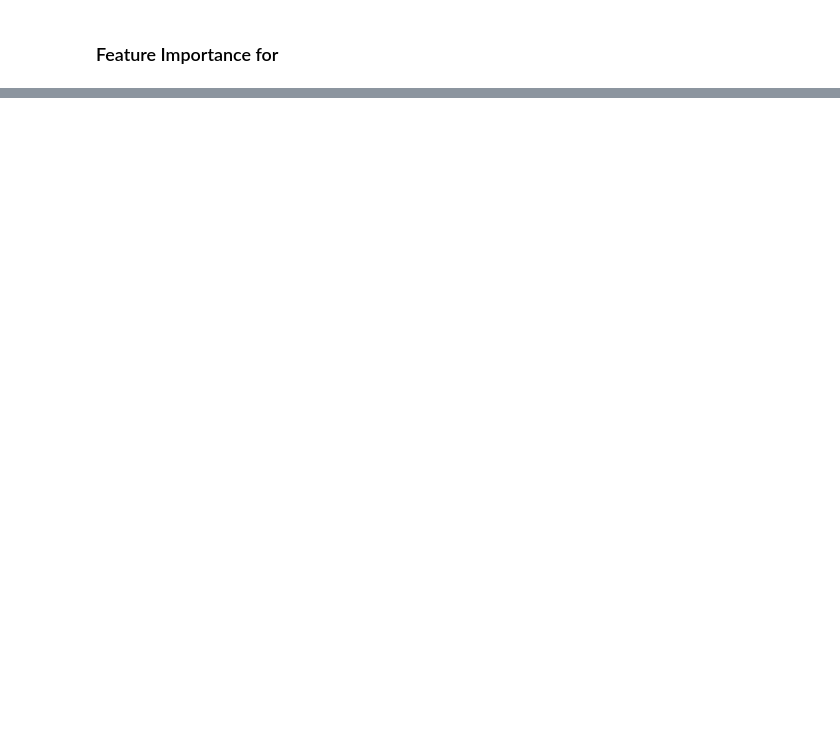
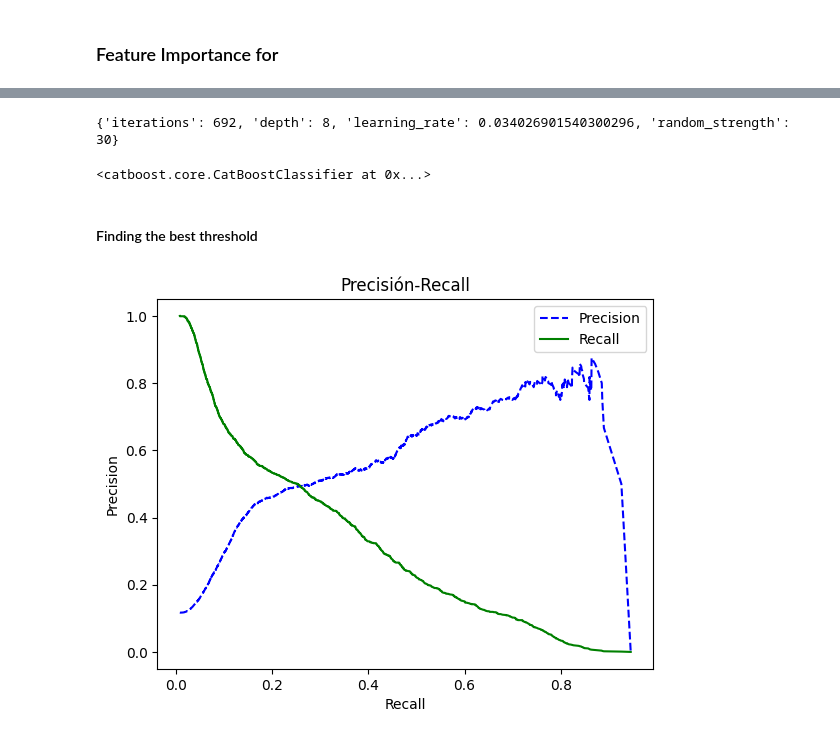
Before and after one commit to McGill-MMA-EnterpriseAnalytics/customer_banking, a Jupyter notebook: Classification_Problem.ipynb, the cells around one changed output, grey strips where cells are left out. Saved outputs shown, nothing was run; the diff lists cells and outputs as text; code cells hidden in the pictures; blank space fills up the shorter version.

Commit message:
plots

```diff
--- a/Classification_Problem.ipynb
+++ b/Classification_Problem.ipynb
@@ -684,0 +696,3 @@ IProgress not found. Please update jupyter and ipywidgets. See https://ipywidget
+# %%
+### Split the data into training and testing
+x_train, x_test, y_train, y_test = train_test_split(x, y, test_size=0.2, random_state=123)
@@ -684,0 +764,3 @@ IProgress not found. Please update jupyter and ipywidgets. See https://ipywidget
+# %%
+study = optuna.create_study(direction='maximize')
+study.optimize(objective, n_trials=10)
@@ -684,0 +779,18 @@ IProgress not found. Please update jupyter and ipywidgets. See https://ipywidget
+# %%
+best_params = study.best_params
+print(best_params)
+# %% [output]
+{'iterations': 692, 'depth': 8, 'learning_rate': 0.034026901540300296, 'random_strength': 30}
+# %%
+model = CatBoostClassifier(random_state=123, cat_features = CAT_VARS, **best_params, verbose=0)
+model.fit(x_train, y_train)
+# %% [output]
+<catboost.core.CatBoostClassifier at 0x...>
+# %% [markdown]
+#### Finding the best threshold
+# %%
+probas = model.predict_proba(x_test)
+
+f.plot_precision_recall(y_test, probas[:,1])
+# %% [output]
+[figure, added]
```
Also changed, not shown: parts of 21 cells of this notebook, 4 other files.
